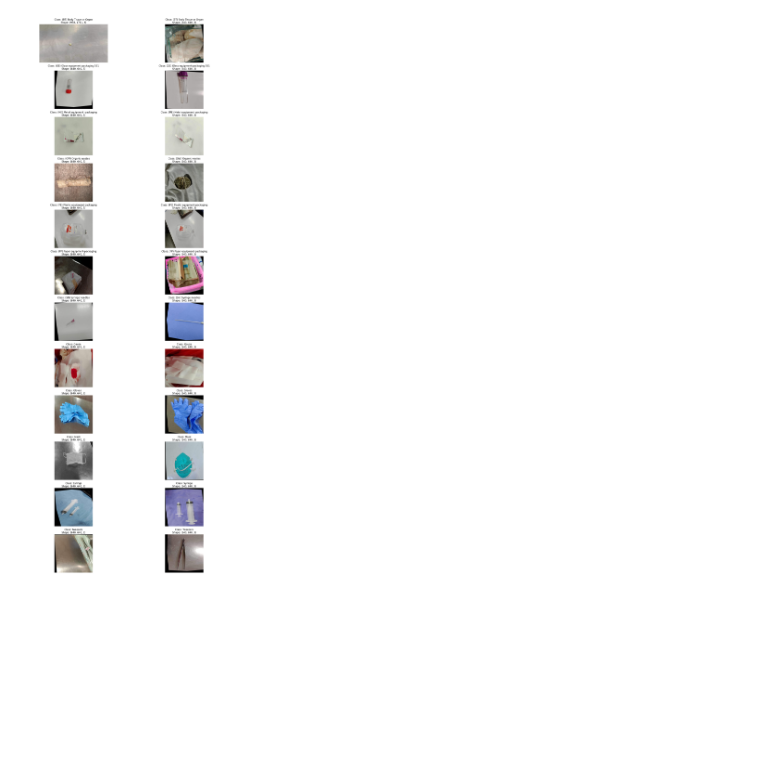
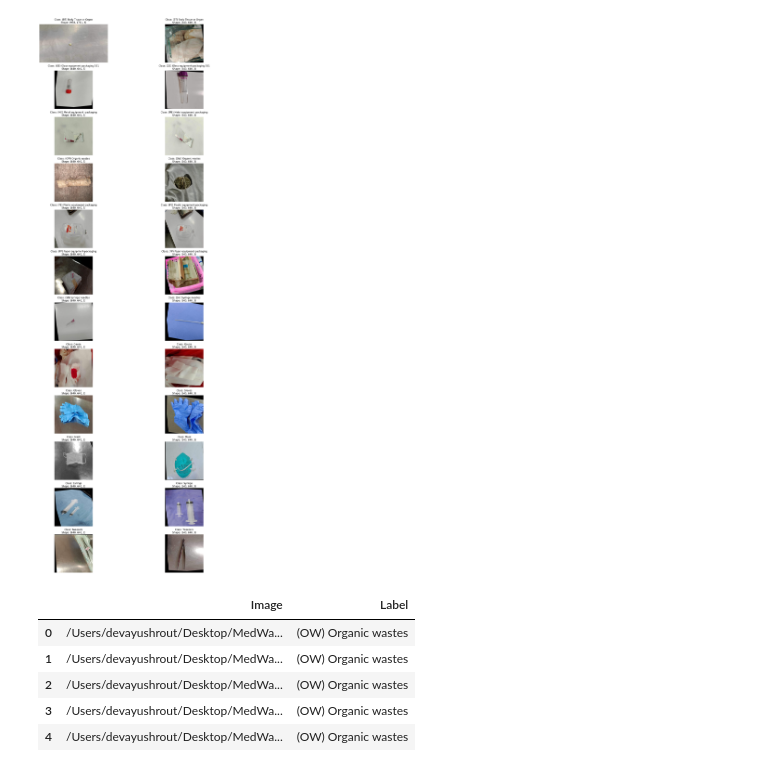
Before and after one commit to ayushcodes13/MedWaste-Guardian, a Jupyter notebook: model.ipynb, the cells around one changed output. Cells and saved outputs as stored; diff of their text form; code cells hidden in the pictures; blank space fills up the shorter version.

```diff
--- a/model.ipynb
+++ b/model.ipynb
@@ -95,3 +95,28 @@ fig.tight_layout()
 fig.show()
 # %% [output]
 [figure]
+# %%
+images_path_train = list()
+labels_train = list()
+
+images_path_test = list()
+labels_test = list()
+
+for i in IMAGE_PATH_LIST:
+    if i.parent.stem == 'Train images':
+        images_path_train.append(i)
+        labels_train.append(i.parent.parent.stem)
+
+    else:
+        images_path_test.append(i)
+        labels_test.append(i.parent.parent.stem)
+# %%
+data_train = pd.DataFrame({'Image':images_path_train, 'Label':labels_train})
+data_train.head()
+# %% [output]
+|  | Image | Label |
+| 0 | /Users/devayushrout/Desktop/MedWa... | (OW) Organic wastes |
+| 1 | /Users/devayushrout/Desktop/MedWa... | (OW) Organic wastes |
+| 2 | /Users/devayushrout/Desktop/MedWa... | (OW) Organic wastes |
+| 3 | /Users/devayushrout/Desktop/MedWa... | (OW) Organic wastes |
+| 4 | /Users/devayushrout/Desktop/MedWa... | (OW) Organic wastes |
```
Also changed, not shown: parts of 2 cells of this notebook.
